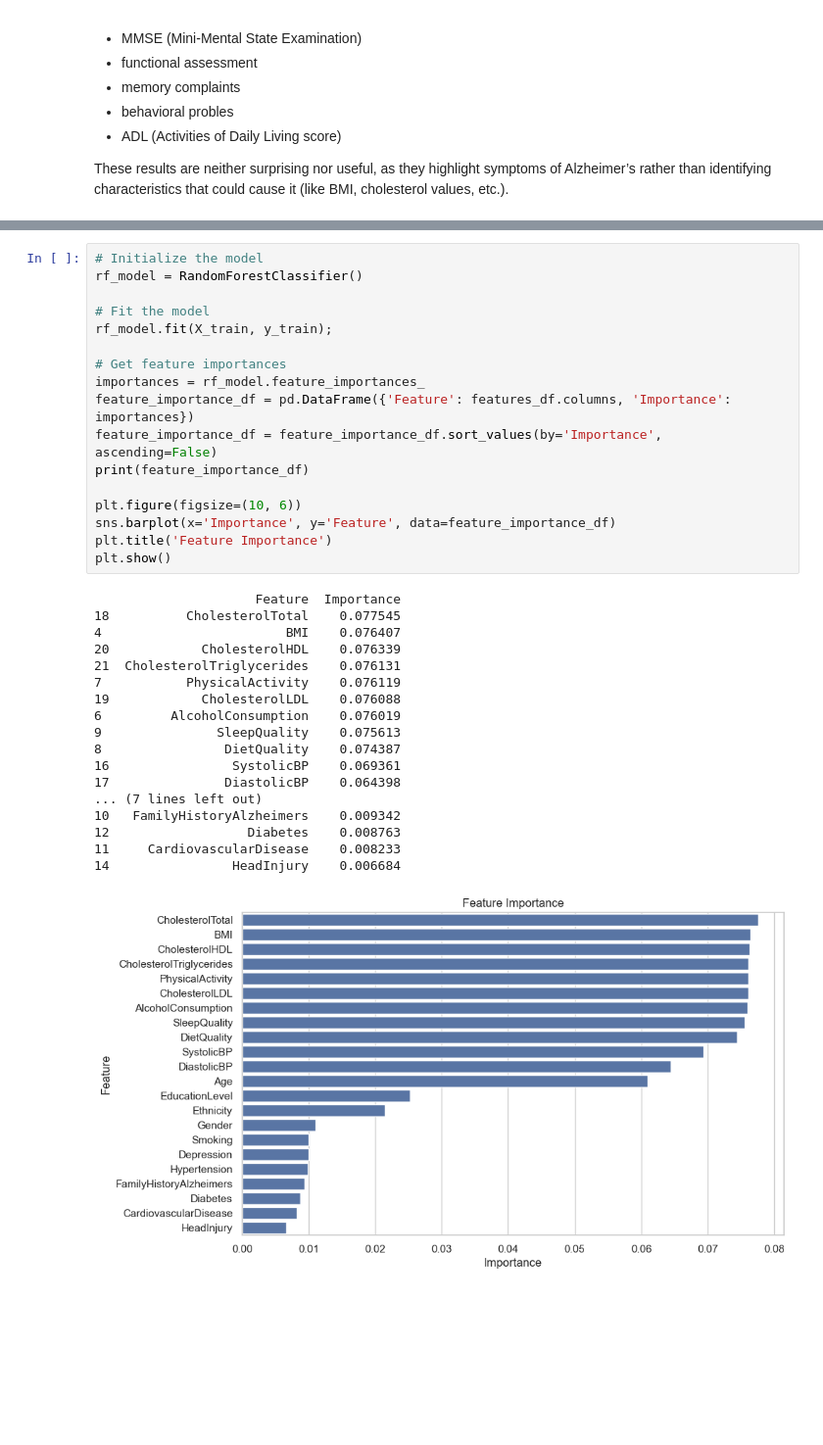
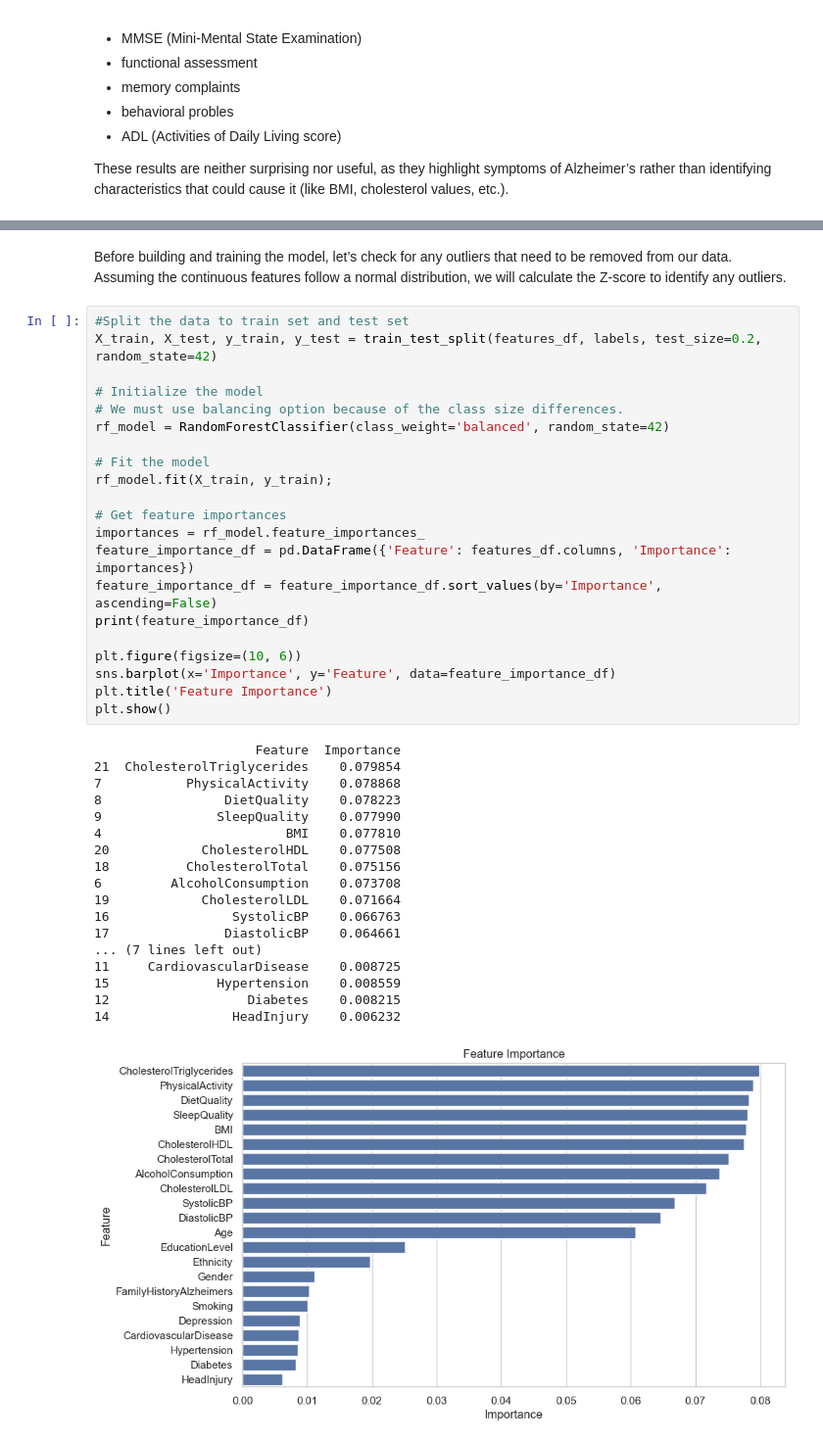
Before and after one commit to gbook0/Alzheimer-Data-Analysis, a Jupyter notebook: Alzheimer.ipynb, the cells around one changed output, grey strips where cells are left out. Shown: that part at 98% size. Saved outputs shown, nothing was run; the diff lists cells and outputs as text; blank space fills up the shorter version.

```diff
--- a/Alzheimer.ipynb
+++ b/Alzheimer.ipynb
@@ -137,36 +135,43 @@ X_train, X_test, y_train, y_test = train_test_split(features_df, labels, test_si
+# %% [markdown]
+Before building and training the model, let’s check for any outliers that need to be removed from our data.<br>
+Assuming the continuous features follow a normal distribution, we will calculate the Z-score to identify any outliers.
 # %%
+#Split the data to train set and test set
+X_train, X_test, y_train, y_test = train_test_split(features_df, labels, test_size=0.2, random_state=42)
+
 # Initialize the model
-rf_model = RandomForestClassifier()
+# We must use balancing option because of the class size differences.
+rf_model = RandomForestClassifier(class_weight='balanced', random_state=42)
 
 # Fit the model
 rf_model.fit(X_train, y_train);
 
 # Get feature importances
 importances = rf_model.feature_importances_
 feature_importance_df = pd.DataFrame({'Feature': features_df.columns, 'Importance': importances})
 feature_importance_df = feature_importance_df.sort_values(by='Importance', ascending=False)
 print(feature_importance_df)
 
 plt.figure(figsize=(10, 6))
 sns.barplot(x='Importance', y='Feature', data=feature_importance_df)
 plt.title('Feature Importance')
 plt.show()
 # %% [output]
                      Feature  Importance
-18          CholesterolTotal    0.077545
-4                        BMI    0.076407
-20            CholesterolHDL    0.076339
-21  CholesterolTriglycerides    0.076131
-7           PhysicalActivity    0.076119
-19            CholesterolLDL    0.076088
-6         AlcoholConsumption    0.076019
-9               SleepQuality    0.075613
-8                DietQuality    0.074387
-16                SystolicBP    0.069361
-17               DiastolicBP    0.064398
+21  CholesterolTriglycerides    0.079854
+7           PhysicalActivity    0.078868
+8                DietQuality    0.078223
+9               SleepQuality    0.077990
+4                        BMI    0.077810
+20            CholesterolHDL    0.077508
+18          CholesterolTotal    0.075156
+6         AlcoholConsumption    0.073708
+19            CholesterolLDL    0.071664
+16                SystolicBP    0.066763
+17               DiastolicBP    0.064661
 ... (7 lines left out)
-10   FamilyHistoryAlzheimers    0.009342
-12                  Diabetes    0.008763
-11     CardiovascularDisease    0.008233
-14                HeadInjury    0.006684
+11     CardiovascularDisease    0.008725
+15              Hypertension    0.008559
+12                  Diabetes    0.008215
+14                HeadInjury    0.006232
-[figure, old version]
+[figure, new version]
```
Also changed, not shown: parts of 5 cells of this notebook.
